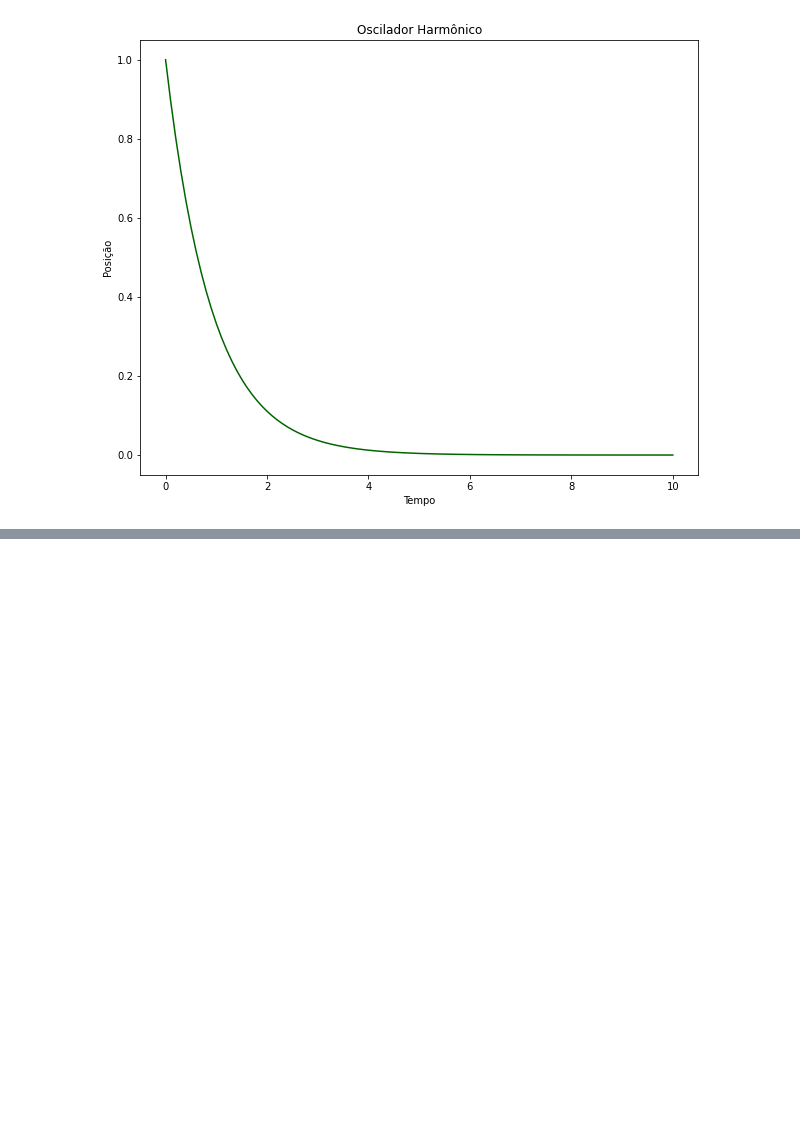
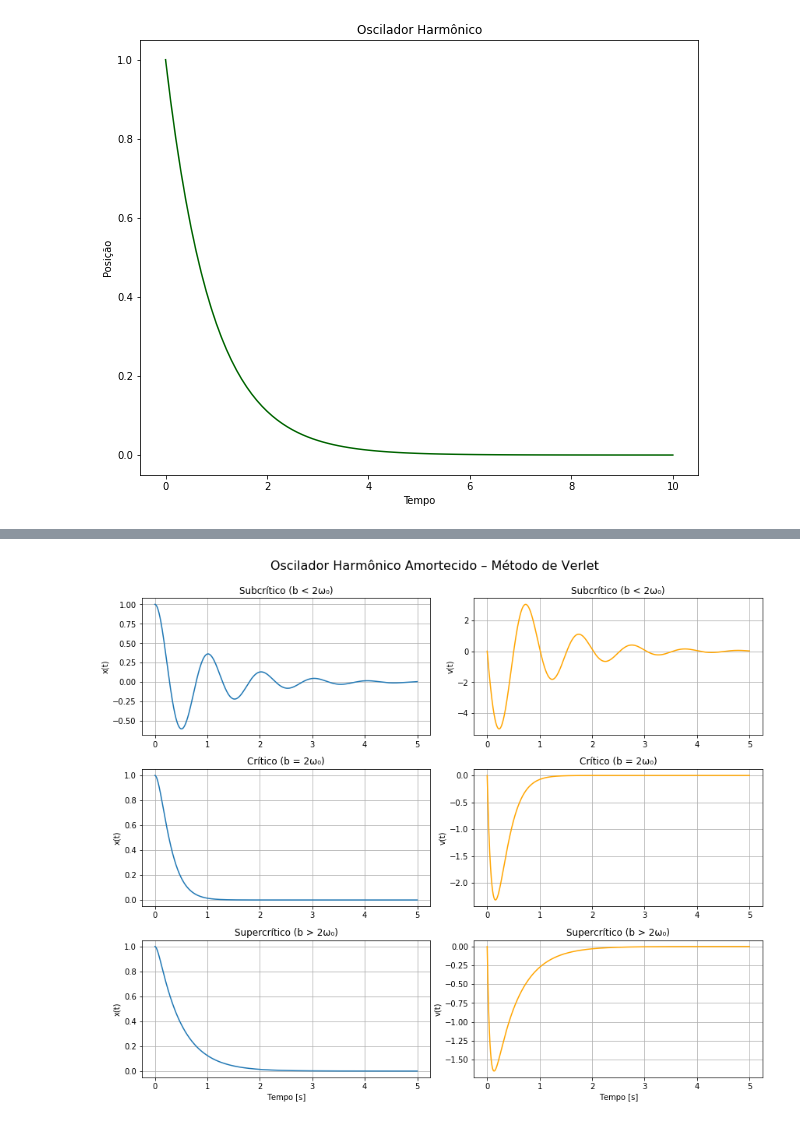
Before and after one commit to FelipeOliveiraFerreira/FIS-COMP, a Jupyter notebook: Tarefa-5/T5-Oscilador harmônico.ipynb, the cells around one changed output, grey strips where cells are left out. Saved outputs shown, nothing was run; the diff lists cells and outputs as text; code cells hidden in the pictures; blank space fills up the shorter version.

```diff
--- a/Tarefa-5/T5-Oscilador harmônico.ipynb
+++ b/Tarefa-5/T5-Oscilador harmônico.ipynb
@@ -42,0 +144,65 @@ import matplotlib.pyplot as plt
+# %%
+import numpy as np
+import matplotlib.pyplot as plt
+
+# Parâmetros do sistema
+omega0 = 2 * np.pi   # Frequência natural (rad/s)
+T_max = 5            # Tempo total
+h = 0.001            # Passo de tempo
+t = np.arange(0, T_max, h)
+n = len(t)
+
+# Condições iniciais
+x0 = 1.0
+v0 = 0.0
+
+# Regimes de amortecimento
+regimes = {
+    'Subcrítico (b < 2ω₀)': 2.0,
+    'Crítico (b = 2ω₀)': 2 * omega0,
+    'Supercrítico (b > 2ω₀)': 20.0
+}
+
+# Função para rodar o método de Velocity Verlet
+def velocity_verlet(b):
+    x = np.zeros(n)
+    v = np.zeros(n)
+    a = np.zeros(n)
+
+    # Condições iniciais
+    x[0] = x0
+    v[0] = v0
+    a[0] = -omega0**2 * x[0] - b * v[0]
+
+    for i in range(n - 1):
+        x[i+1] = x[i] + v[i]*h + 0.5*a[i]*h**2
+        a_next = -omega0**2 * x[i+1] - b * v[i]  # usa v[i] aqui!
+        v[i+1] = v[i] + 0.5*(a[i] + a_next)*h
+        a[i+1] = a_next
+
+    return x, v
+
+# Plot
+fig, axs = plt.subplots(3, 2, figsize=(12, 10))
+fig.suptitle("Oscilador Harmônico Amortecido – Método de Verlet", fontsize=16)
+
+for i, (nome, b) in enumerate(regimes.items()):
+    x, v = velocity_verlet(b)
+
+    axs[i][0].plot(t, x, label='x(t)')
+    axs[i][1].plot(t, v, label='v(t)', color='orange')
+
+    axs[i][0].set_ylabel('x(t)')
+    axs[i][1].set_ylabel('v(t)')
+    axs[i][0].set_title(nome)
+    axs[i][1].set_title(nome)
+    axs[i][0].grid(True)
+    axs[i][1].grid(True)
+
+# Eixos X
+axs[2][0].set_xlabel('Tempo [s]')
+axs[2][1].set_xlabel('Tempo [s]')
+plt.tight_layout(rect=[0, 0, 1, 0.95])
+plt.show()
+# %% [output]
+[figure, added]
```
Also changed, not shown: parts of 3 cells of this notebook.
